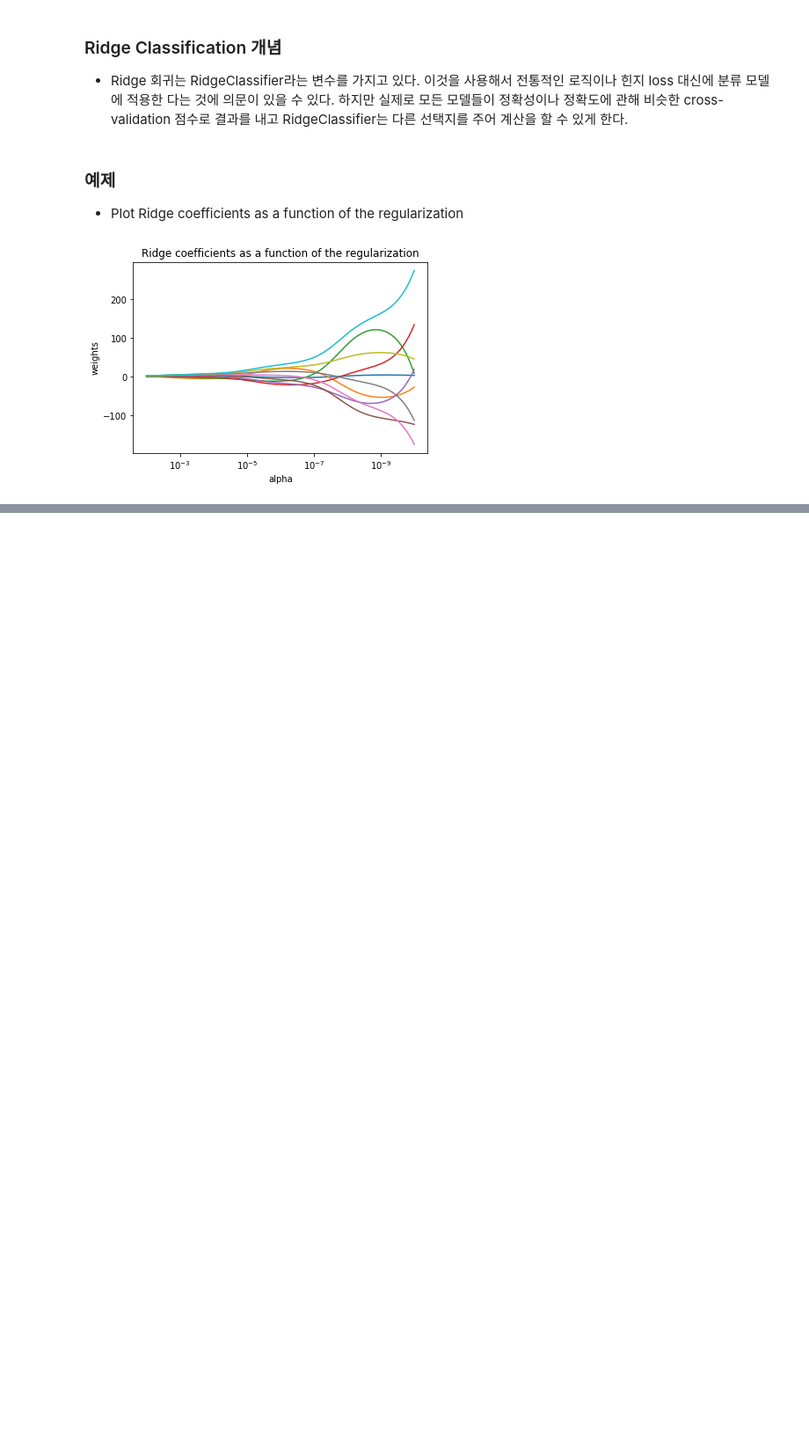
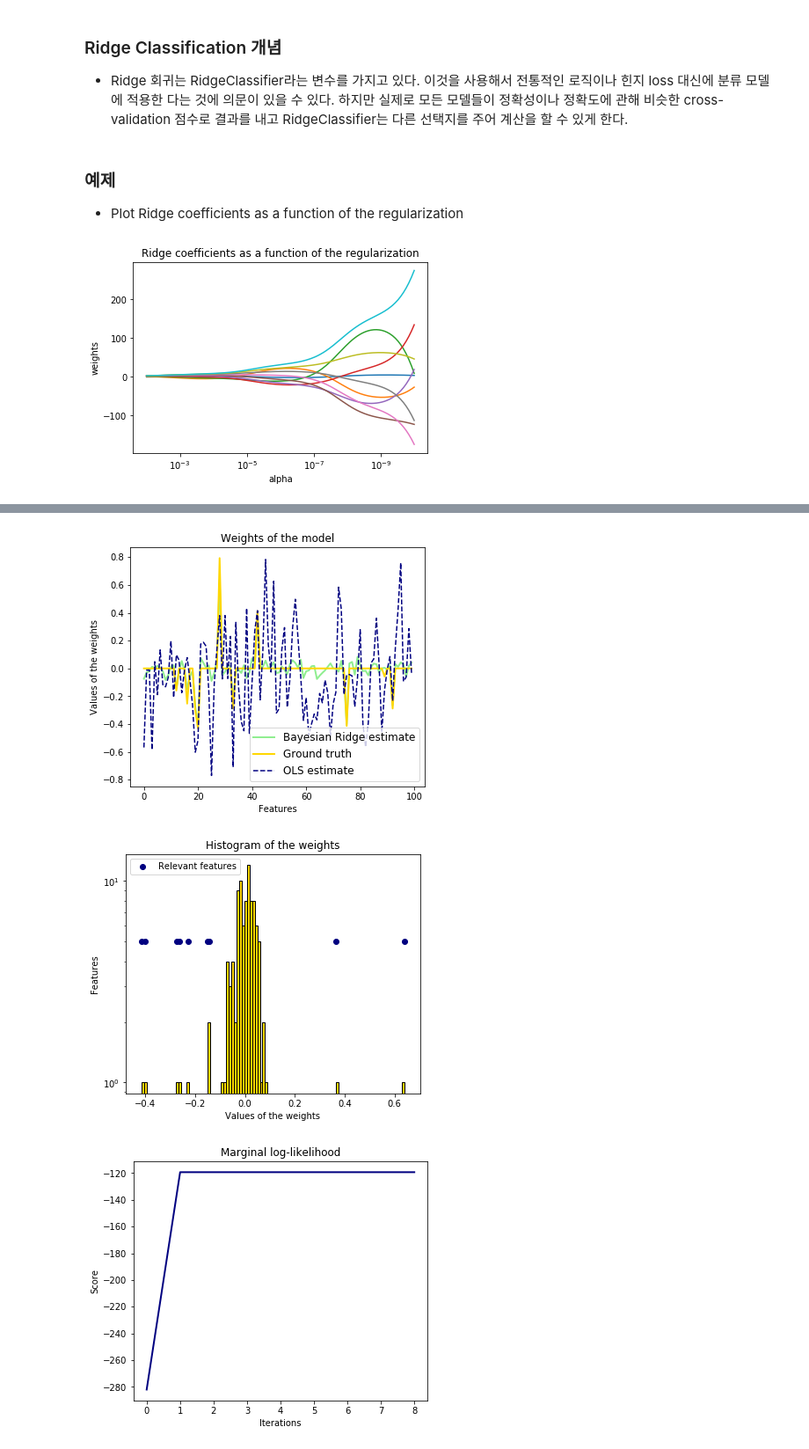
Before and after one commit to CEOJINSUNG/Bigdata, a Jupyter notebook: Scikit-Learn/1. Linear Models.ipynb, the cells around one changed output, grey strips where cells are left out. Shown: that part at 88% size. Drawn from its saved outputs; the diff is of its cells as text; code cells hidden in the pictures; blank space fills up the shorter version.

```diff
--- a/Scikit-Learn/1. Linear Models.ipynb
+++ b/Scikit-Learn/1. Linear Models.ipynb
@@ -118,0 +281,80 @@ reg.fit()
+# %%
+import numpy as np
+import matplotlib.pyplot as plt
+from scipy import stats
+
+from sklearn.linear_model import BayesianRidge, LinearRegression
+
+np.random.seed(0)
+n_samples, n_features = 100, 100
+X = np.random.randn(n_samples, n_features)
+lambda_ = 4.
+w = np.zeros(n_features)
+
+relevant_features = np.random.randint(0, n_features, 10)
+for i in relevant_features:
+    w[i] = stats.norm.rvs(loc=0, scale=1. / np.sqrt(lambda_))
+alpha_ = 50.
+noise = stats.norm.rvs(loc=0, scale=1. / np.sqrt(alpha_), size=n_samples)
+y = np.dot(X, w) + noise
+
+clf = BayesianRidge(compute_score=True)
+clf.fit(X, y)
+
+ols = LinearRegression()
+ols.fit(X, y)
+
+lw = 2
+plt.figure(figsize=(6, 5))
+plt.title("Weights of the model")
+plt.plot(clf.coef_, color='lightgreen', linewidth=lw,
+         label="Bayesian Ridge estimate")
+plt.plot(w, color='gold', linewidth=lw, label="Ground truth")
+plt.plot(ols.coef_, color='navy', linestyle='--', label="OLS estimate")
+plt.xlabel("Features")
+plt.ylabel("Values of the weights")
+plt.legend(loc="best", prop=dict(size=12))
+
+plt.figure(figsize=(6, 5))
+plt.title("Histogram of the weights")
+plt.hist(clf.coef_, bins=n_features, color='gold', log=True,
+         edgecolor='black')
+plt.scatter(clf.coef_[relevant_features], np.full(len(relevant_features), 5.),
+            color='navy', label="Relevant features")
+plt.ylabel("Features")
+plt.xlabel("Values of the weights")
+plt.legend(loc="upper left")
+
+plt.figure(figsize=(6, 5))
+plt.title("Marginal log-likelihood")
+plt.plot(clf.scores_, color='navy', linewidth=lw)
+plt.ylabel("Score")
+plt.xlabel("Iterations")
+
+def f(x, noise_amount):
+    y = np.sqrt(x) * np.sin(x)
+    noise = np.random.normal(0, 1, len(x))
+    return y + noise_amount * noise
+
+degree = 10
+X = np.linspace(0, 10, 100)
+y = f(X, noise_amount=0.1)
+clf_poly = BayesianRidge()
+clf_poly.fit(np.vander(X, degree), y)
+
+X_plot = np.linspace(0, 11, 25)
+y_plot = f(X_plot, noise_amount=0)
+y_mean, y_std = clf_poly.predict(np.vander(X_plot, degree), return_std=True)
+plt.figure(figsize=(6, 5))
+plt.errorbar(X_plot, y_mean, y_std, color='navy',
+             label="Polynomial Bayesian Ridge Regression", linewidth=lw)
+plt.plot(X_plot, y_plot, color='gold', linewidth=lw,
+         label="Ground Truth")
+plt.ylabel("Output y")
+plt.xlabel("Feature X")
+plt.legend(loc="lower left")
+plt.show()
+# %% [output]
+[figure, added]
+[figure, added]
+[figure, added]
```
Also changed, not shown: parts of 36 cells of this notebook, 8 other files.
